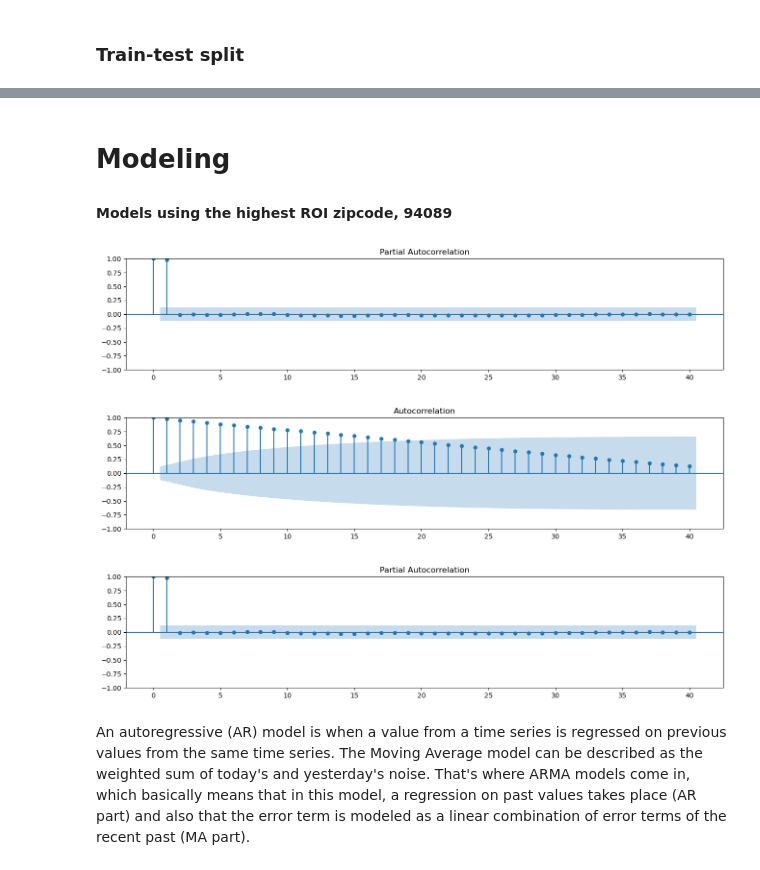
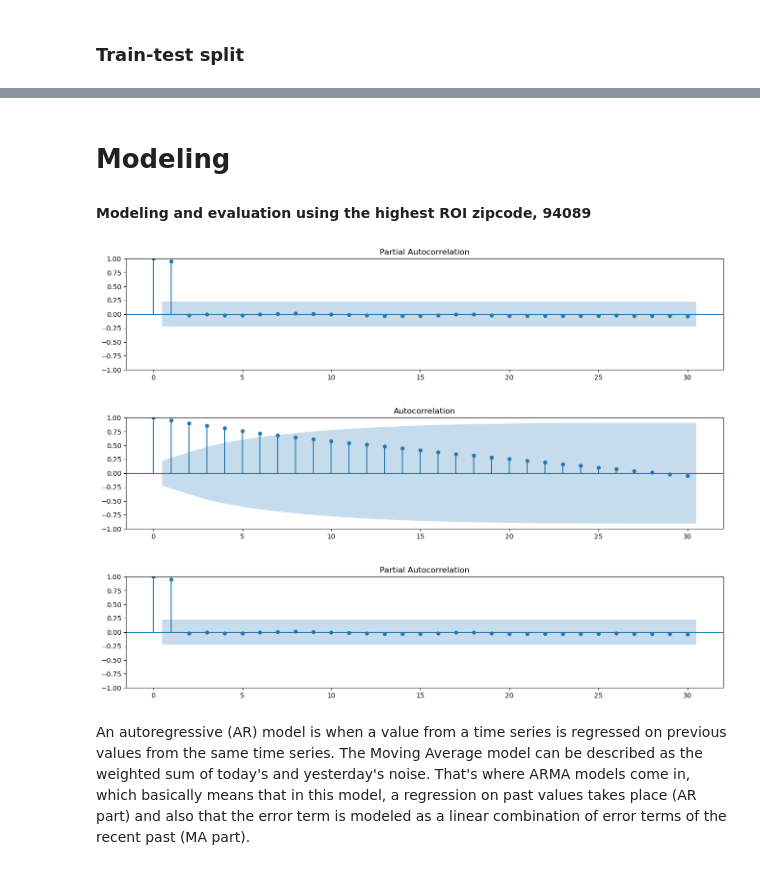
Before and after one commit to lalynjay/Time_series_analysis, a Jupyter notebook: Time_series_analysis.ipynb, the cells around one changed output, grey strips where cells are left out. Cells and saved outputs as stored; diff of their text form; code cells hidden in the pictures.

```diff
--- a/Time_series_analysis.ipynb
+++ b/Time_series_analysis.ipynb
@@ -528,16 +480,17 @@ test_series
 # %% [markdown]
 # Modeling
-#### Models using the highest ROI zipcode, 94089
+#### Modeling and evaluation using the highest ROI zipcode, 94089
 # %%
+#plot acf and pacf
 fig, ax = plt.subplots(figsize=(16,3))
-plot_acf(series94089, ax=ax, lags=40)
+plot_acf(recent_94089, ax=ax, lags=30)
 
 fig, ax = plt.subplots(figsize=(16,3))
-plot_pacf(series94089, ax=ax, lags=40, method="ywm")
+plot_pacf(recent_94089, ax=ax, lags=30, method="ywm")
 # %% [output]
-[figure, old version]
+[figure, new version]
-[figure, old version]
+[figure, new version]
-[figure, old version]
+[figure, new version]
 # %% [markdown]
 An autoregressive (AR) model is when a value from a time series is regressed on previous values from the same time series.
 The Moving Average model can be described as the weighted sum of today's and yesterday's noise.
```
Also changed, not shown: parts of 103 cells of this notebook.
